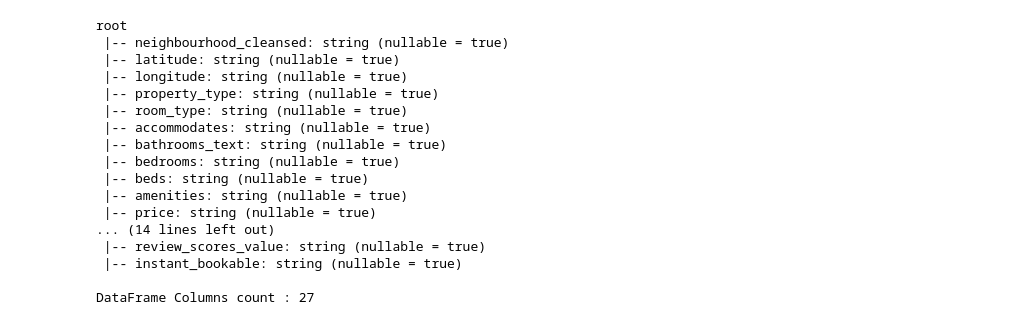
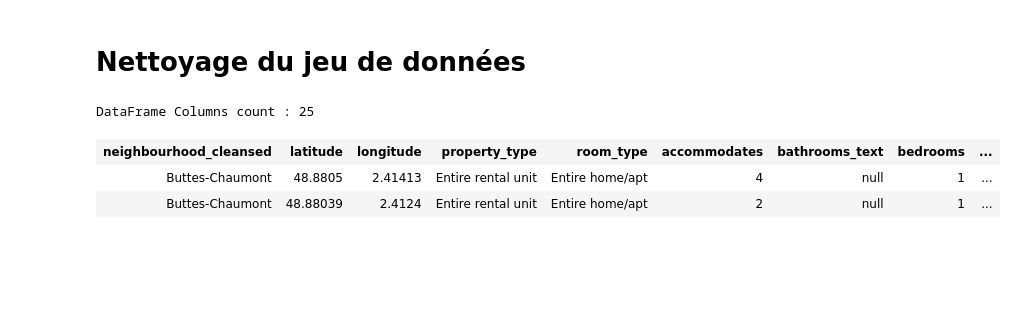
Before and after one commit to timberzzman/XMAS-DEV-MDMFS-machine_learning, a Jupyter notebook: main.ipynb, the cells around one changed output. Saved outputs shown, nothing was run; the diff lists cells and outputs as text; code cells hidden in the pictures; blank space fills up the shorter version.

```diff
--- a/main.ipynb
+++ b/main.ipynb
@@ -21,26 +88,20 @@ only showing top 1 row
+# %% [markdown]
+# Nettoyage du jeu de données
 # %%
-uselessColumns = ["id", "listing_url", "scrape_id", "last_scraped", "name", "description", "neighborhood_overview", "picture_url", "host_id", "host_url", "host_name", "host_since", "host_location", "host_about", "host_response_time", "host_response_rate", "host_acceptance_rate", "host_thumbnail_url", "host_picture_url", "host_neighbourhood", "host_listings_count", "host_total_listings_count", "host_verifications", "host_has_profile_pic", "host_identity_verified", "neighbourhood", "neighbourhood_group_cleansed", "bathrooms", "minimum_nights", "maximum_nights", "calendar_updated", "maximum_minimum_nights", "minimum_maximum_nights", "maximum_maximum_nights", "license", "calendar_last_scraped", "number_of_reviews", "number_of_reviews_ltm", "number_of_reviews_l30d", "first_review", "last_review", "calculated_host_listings_count", "calculated_host_listings_count_entire_homes", "calculated_host_listings_count_shared_rooms", "calculated_host_listings_count_private_rooms", "reviews_per_month", "host_is_superhost"]
+uselessColumns = ["id", "listing_url", "scrape_id", "last_scraped", "name", "description", "neighborhood_overview", "picture_url", "host_id", "host_url", "host_name", "host_since", "host_location", "host_about", "host_response_time", "host_response_rate", "host_acceptance_rate", "host_thumbnail_url", "host_picture_url", "host_neighbourhood", "host_listings_count", "host_total_listings_count", "host_verifications", "host_has_profile_pic", "host_identity_verified", "neighbourhood", "neighbourhood_group_cleansed", "bathrooms", "minimum_nights", "maximum_nights", "calendar_updated", "maximum_minimum_nights", "minimum_maximum_nights", "maximum_maximum_nights", "license", "calendar_last_scraped", "number_of_reviews", "number_of_reviews_ltm", "number_of_reviews_l30d", "first_review", "last_review", "calculated_host_listings_count", "calculated_host_listings_count_entire_homes", "calculated_host_listings_count_shared_rooms", "calculated_host_listings_count_private_rooms", "reviews_per_month", "host_is_superhost", "has_availability", "instant_bookable"]
 
 clean_df = df.drop(*uselessColumns)
 
-clean_df.printSchema()
+print(f"DataFrame Columns count : {len(clean_df.columns)}")
+# clear text in double columns
+clean_df = clean_df.withColumn('price', regexp_replace('price', '$', ''))
+clean_df = clean_df.withColumn('price', col("price").cast('double').alias("price"))
+clean_df = clean_df.withColumn('bathrooms_text', regexp_replace('bathrooms_text', r' \s(.*)', ''))
+clean_df = clean_df.withColumn('bathrooms_text', col("bathrooms_text").cast('double').alias("bathrooms_text"))
 
-print(f"DataFrame Columns count : {len(clean_df.columns)}")
+clean_df.limit(2)
 # %% [output]
-root
- |-- neighbourhood_cleansed: string (nullable = true)
- |-- latitude: string (nullable = true)
- |-- longitude: string (nullable = true)
- |-- property_type: string (nullable = true)
- |-- room_type: string (nullable = true)
- |-- accommodates: string (nullable = true)
- |-- bathrooms_text: string (nullable = true)
- |-- bedrooms: string (nullable = true)
- |-- beds: string (nullable = true)
- |-- amenities: string (nullable = true)
- |-- price: string (nullable = true)
-... (14 lines left out)
- |-- review_scores_value: string (nullable = true)
- |-- instant_bookable: string (nullable = true)
-
-DataFrame Columns count : 27
+DataFrame Columns count : 25
+| neighbourhood_cleansed | latitude | longitude | property_type | room_type | accommodates | bathrooms_text | bedrooms | ... |
+| Buttes-Chaumont | 48.8805 | 2.41413 | Entire rental unit | Entire home/apt | 4 | null | 1 | ... |
+| Buttes-Chaumont | 48.88039 | 2.4124 | Entire rental unit | Entire home/apt | 2 | null | 1 | ... |
```
Also changed, not shown: parts of 31 cells of this notebook.
